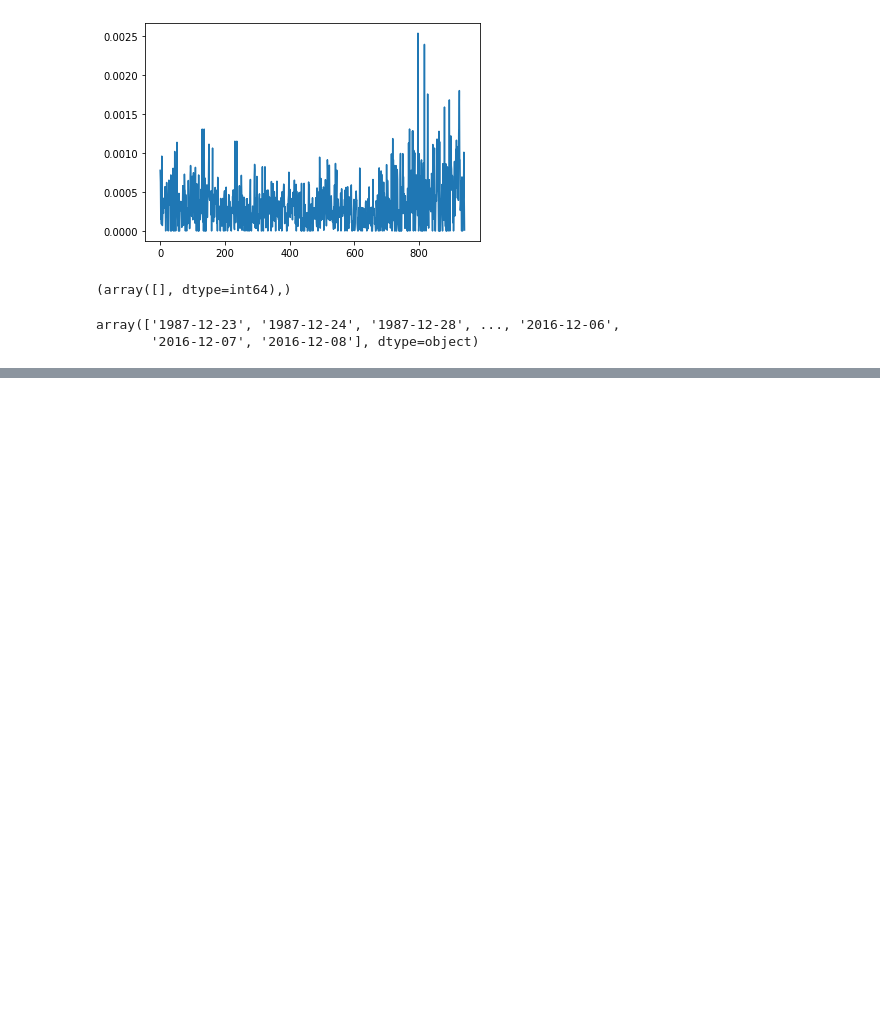
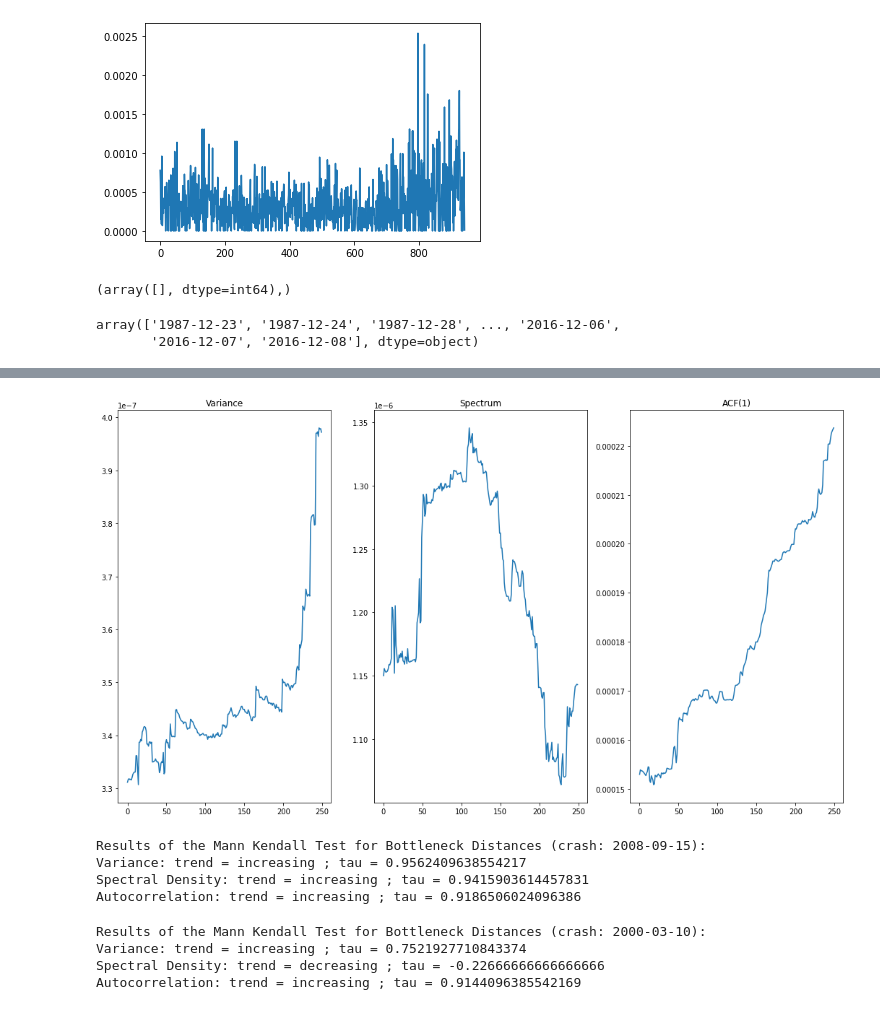
Before and after one commit to vinckama/GMDA-TDAForFinancial, a Jupyter notebook: GMDA-notebook.ipynb, the cells around one changed output, grey strips where cells are left out. Cells and saved outputs as stored; diff of their text form; code cells hidden in the pictures; blank space fills up the shorter version.

```diff
--- a/GMDA-notebook.ipynb
+++ b/GMDA-notebook.ipynb
@@ -410,0 +467,4 @@ array(['1987-12-23', '1987-12-24', '1987-12-28', ..., '2016-12-06',
+# %%
+plot_stats_bn(bn,'2000')
+# %% [output]
+[figure, added]
@@ -410,0 +489,14 @@ array(['1987-12-23', '1987-12-24', '1987-12-28', ..., '2016-12-06',
+# %%
+mann_kendall_test_bn(bn,'2008')
+# %% [output]
+Results of the Mann Kendall Test for Bottleneck Distances (crash: 2008-09-15):
+Variance: trend = increasing ; tau = 0.9562409638554217
+Spectral Density: trend = increasing ; tau = 0.9415903614457831
+Autocorrelation: trend = increasing ; tau = 0.9186506024096386
+# %%
+mann_kendall_test_bn(bn,'2000')
+# %% [output]
+Results of the Mann Kendall Test for Bottleneck Distances (crash: 2000-03-10):
+Variance: trend = increasing ; tau = 0.7521927710843374
+Spectral Density: trend = decreasing ; tau = -0.22666666666666666
+Autocorrelation: trend = increasing ; tau = 0.9144096385542169
```
Also changed, not shown: parts of 11 cells of this notebook.
